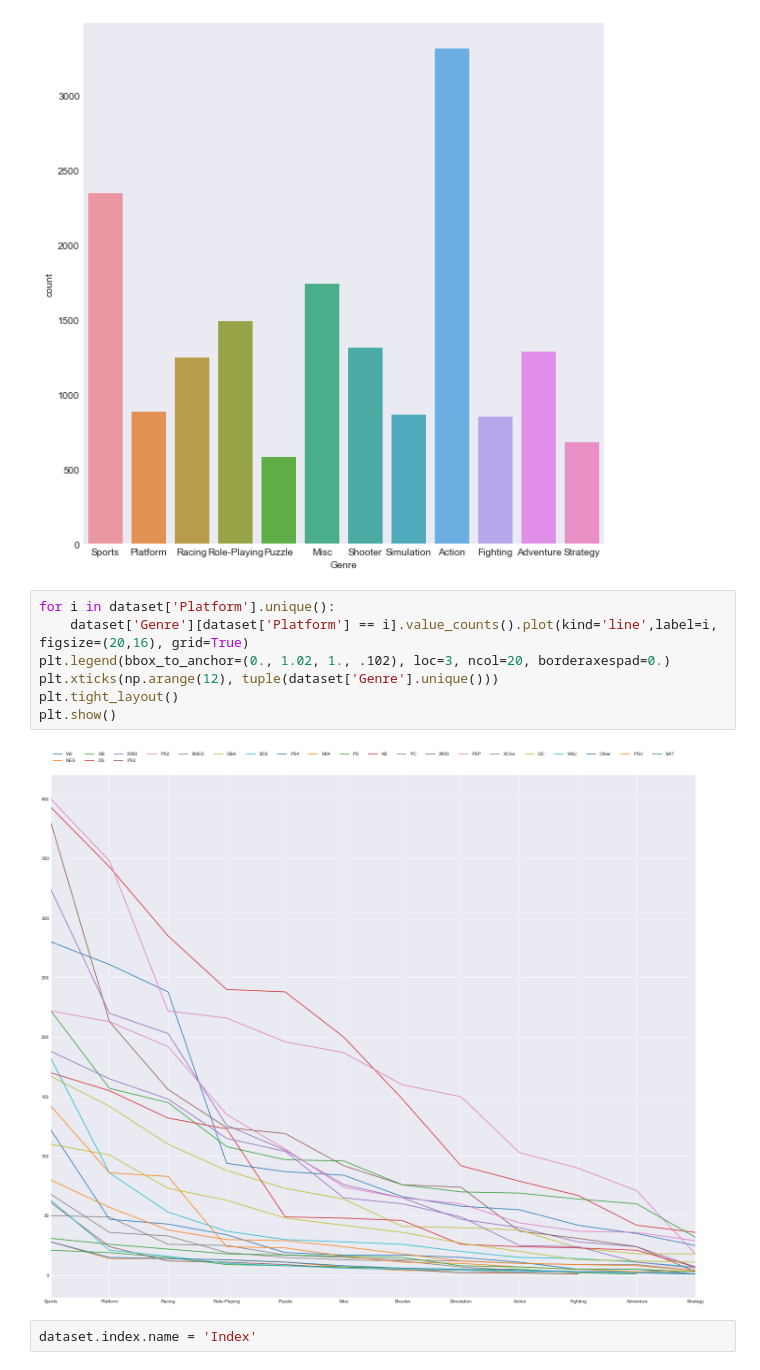
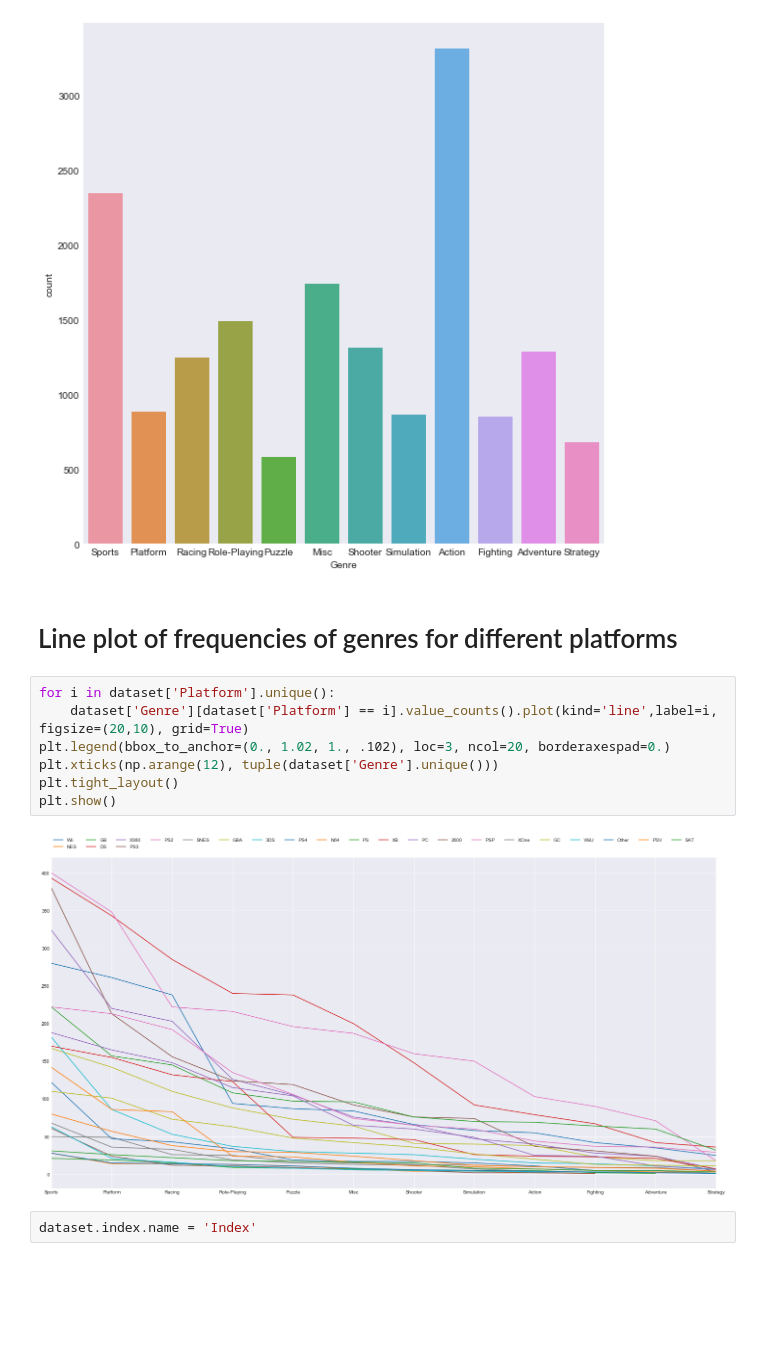
Before and after one commit to TheBrownViking20/DSstuff, a Jupyter notebook: Video game sales/vgsales.ipynb, the cells around one changed output. Cells and saved outputs as stored; diff of their text form; blank space fills up the shorter version.

```diff
--- a/Video game sales/vgsales.ipynb
+++ b/Video game sales/vgsales.ipynb
@@ -211,14 +220,16 @@ sns.factorplot('Genre',data=dataset,kind='count',size=8)
 # %% [output]
 <seaborn.axisgrid.FacetGrid at 0x...>
 [figure]
+# %% [markdown]
+# Line plot of frequencies of genres for different platforms
 # %%
 for i in dataset['Platform'].unique():
-    dataset['Genre'][dataset['Platform'] == i].value_counts().plot(kind='line',label=i, figsize=(20,16), grid=True)
+    dataset['Genre'][dataset['Platform'] == i].value_counts().plot(kind='line',label=i, figsize=(20,10), grid=True)
 plt.legend(bbox_to_anchor=(0., 1.02, 1., .102), loc=3, ncol=20, borderaxespad=0.)
 plt.xticks(np.arange(12), tuple(dataset['Genre'].unique()))
 plt.tight_layout()
 plt.show()
 # %% [output]
-[figure, old version]
+[figure, new version]
 # %%
 dataset.index.name = 'Index'
```
Also changed, not shown: parts of 24 cells of this notebook.
